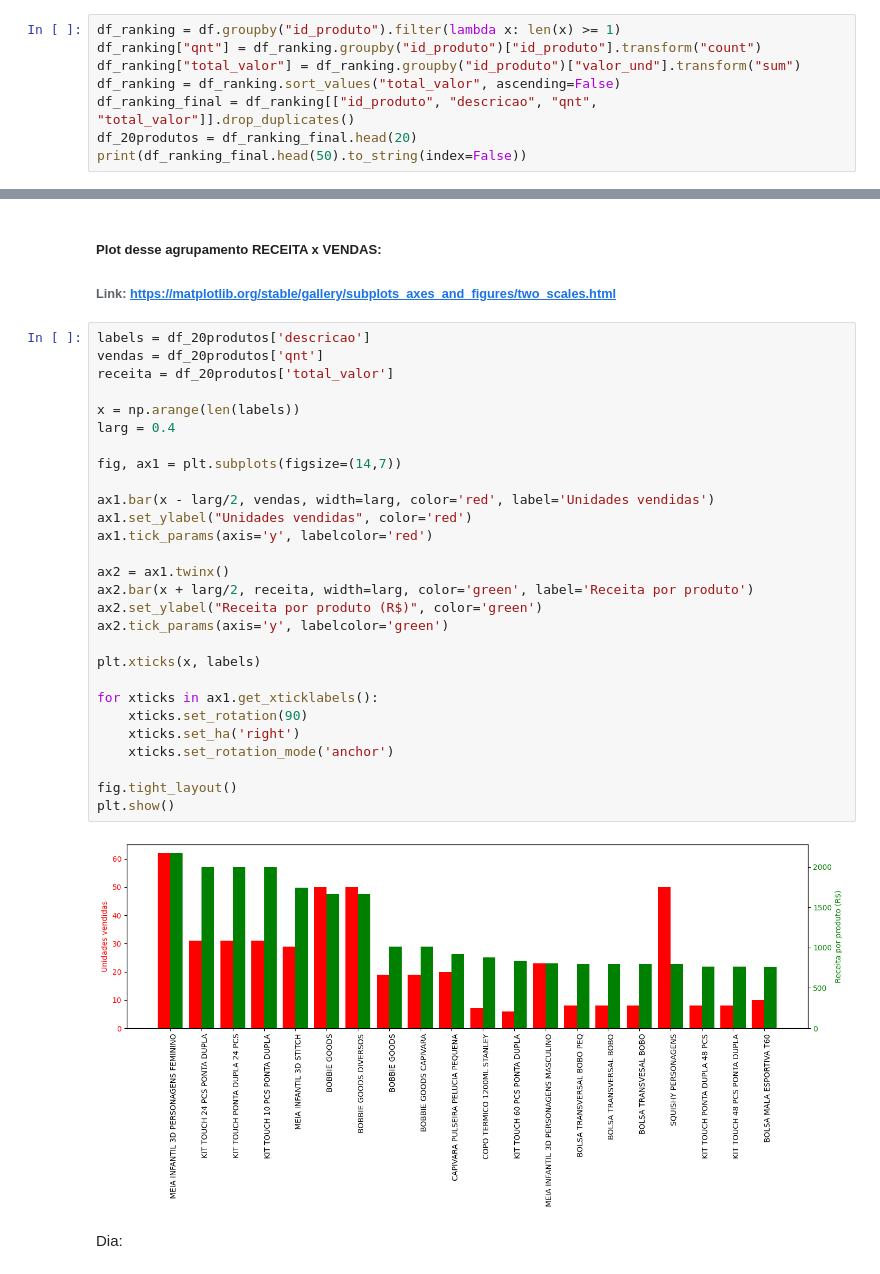
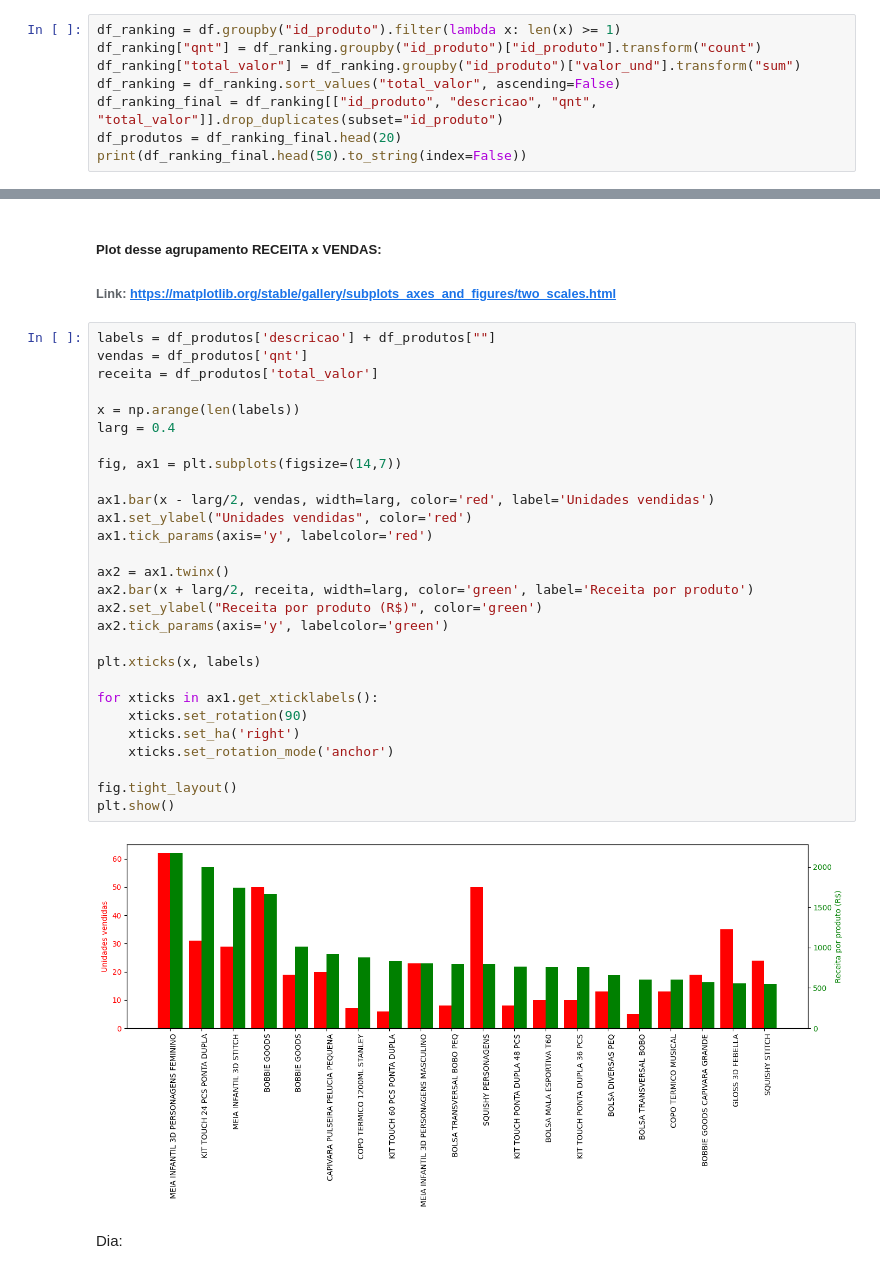
Before and after one commit to ocaiosilv/smallshop-sales-EDA, a Jupyter notebook: 02_EDA.ipynb, the cells around one changed output, grey strips where cells are left out. Saved outputs shown, nothing was run; the diff lists cells and outputs as text.

```diff
--- a/02_EDA.ipynb
+++ b/02_EDA.ipynb
@@ -126,7 +126,7 @@ df_ranking = df.groupby("id_produto").filter(lambda x: len(x) >= 1)
 df_ranking["qnt"] = df_ranking.groupby("id_produto")["id_produto"].transform("count")
 df_ranking["total_valor"] = df_ranking.groupby("id_produto")["valor_und"].transform("sum")
 df_ranking = df_ranking.sort_values("total_valor", ascending=False)
-df_ranking_final = df_ranking[["id_produto", "descricao", "qnt", "total_valor"]].drop_duplicates()
-df_20produtos = df_ranking_final.head(20)
+df_ranking_final = df_ranking[["id_produto", "descricao", "qnt", "total_valor"]].drop_duplicates(subset="id_produto")
+df_produtos = df_ranking_final.head(20)
 print(df_ranking_final.head(50).to_string(index=False))
 # %% [output]
@@ -151,35 +151,35 @@ print(df_ranking_final.head(50).to_string(index=False))
 ##### Plot desse agrupamento  RECEITA x VENDAS:
 ######  Link: https://matplotlib.org/stable/gallery/subplots_axes_and_figures/two_scales.html
 # %%
-labels = df_20produtos['descricao']
-vendas = df_20produtos['qnt']
-receita = df_20produtos['total_valor']
+labels = df_produtos['descricao'] + df_produtos[""]
+vendas = df_produtos['qnt']
+receita = df_produtos['total_valor']
 
 x = np.arange(len(labels))
 larg = 0.4
 
 fig, ax1 = plt.subplots(figsize=(14,7))
 
 ax1.bar(x - larg/2, vendas, width=larg, color='red', label='Unidades vendidas')
 ax1.set_ylabel("Unidades vendidas", color='red')
 ax1.tick_params(axis='y', labelcolor='red')
 
 ax2 = ax1.twinx()
 ax2.bar(x + larg/2, receita, width=larg, color='green', label='Receita por produto')
 ax2.set_ylabel("Receita por produto (R$)", color='green')
 ax2.tick_params(axis='y', labelcolor='green')
 
 plt.xticks(x, labels)
 
 for xticks in ax1.get_xticklabels():
     xticks.set_rotation(90)
     xticks.set_ha('right')
     xticks.set_rotation_mode('anchor')
 
 fig.tight_layout()
 plt.show()
 # %% [output]
-[figure, old version]
+[figure, new version]
 # %% [markdown]
 Dia:
 # %%
```
Also changed, not shown: parts of 1 cell of this notebook.
